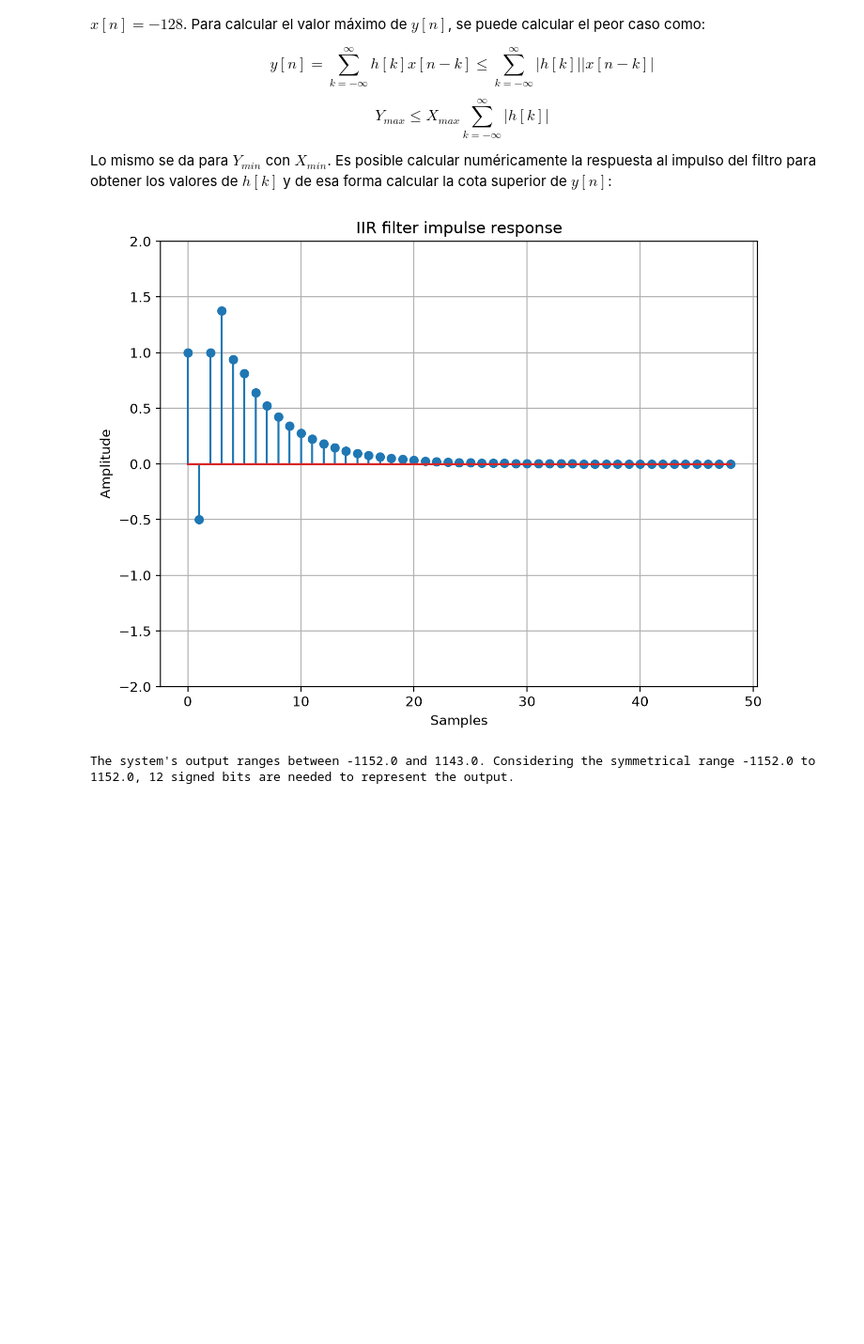
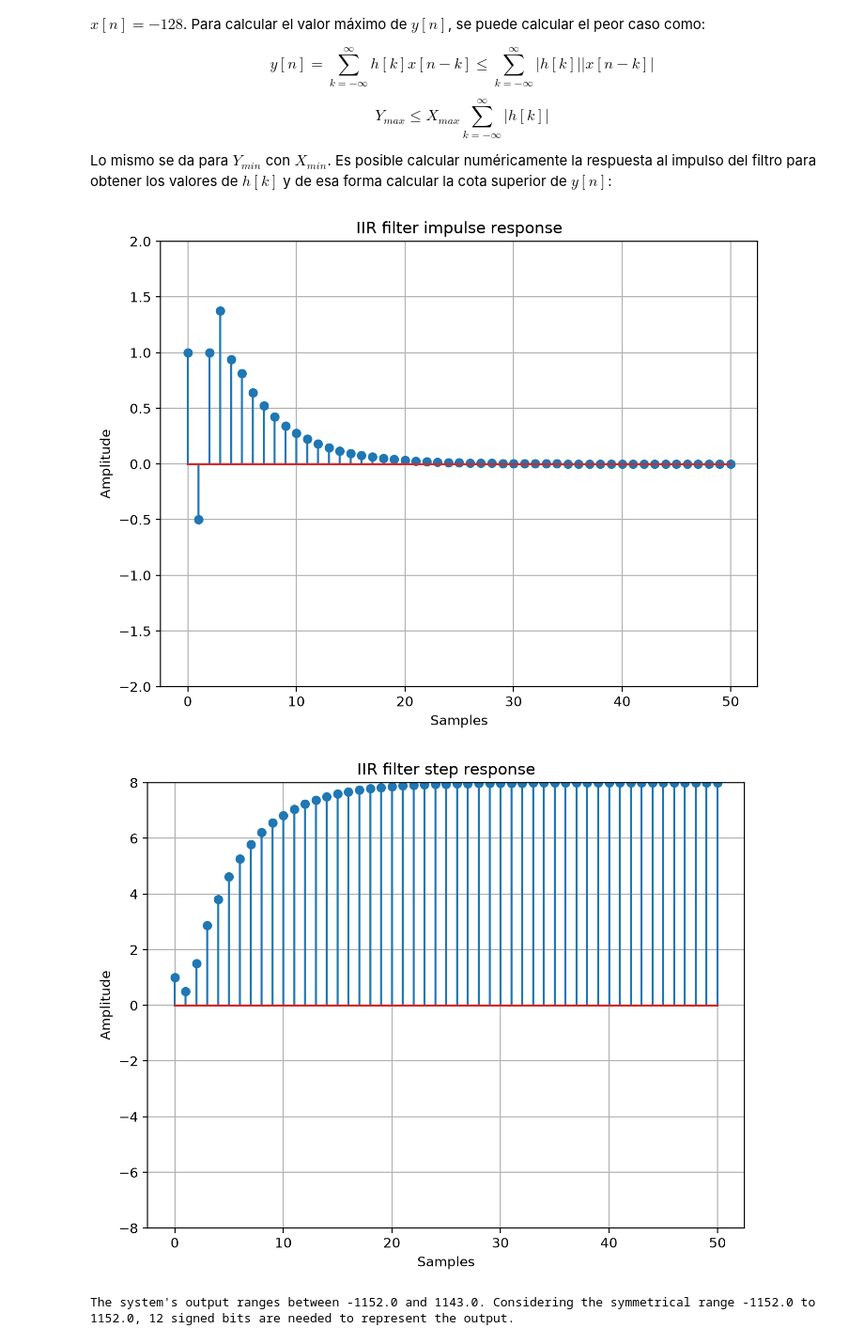
Before and after one commit to estanislaocrivos/advanced-digital-design-course, a Jupyter notebook: gp-01/ej-04/iir_filter.ipynb, the cells around one changed output. Shown at 94% size. Saved outputs shown, nothing was run; the diff lists cells and outputs as text; code cells hidden in the pictures; blank space fills up the shorter version.

```diff
--- a/gp-01/ej-04/iir_filter.ipynb
+++ b/gp-01/ej-04/iir_filter.ipynb
@@ -33,29 +37,47 @@ from numpy import abs, arange, ceil, floor, log2, zeros
 from scipy.signal import lfilter
 # %%
-n_samples = 49
+n_samples = 51
 n = arange(n_samples)
 
 # Filter coefficients
 b = [1, -1, 1, 1]
 a = [1, -0.5, -0.25]
 
-# System input (Kronecker delta)
-x = zeros(n_samples)
-x[0] = 1
 
-# System output (impulse response)
-h = lfilter(b, a, x)
+def impulse_signal(amplitude, length):
+    x = zeros(length, dtype=int)
+    x[0] = amplitude
+    return x
+
+
+def step_signal(amplitude, length):
+    x = ones(length, dtype=int) * amplitude
+    return x
+
+
+h_impulse = lfilter(b, a, impulse_signal(1, n_samples))
+h_step = lfilter(b, a, step_signal(1, n_samples))
 
 figure(1, figsize=(8, 6), dpi=200)
-stem(n, h)
-ylim((-ceil(max(h)), ceil(max(h))))
+stem(n, h_impulse)
+ylim((-ceil(max(h_impulse)), ceil(max(h_impulse))))
 xlabel("Samples")
 ylabel("Amplitude")
 title("IIR filter impulse response")
 grid(True)
 show()
+
+figure(1, figsize=(8, 6), dpi=200)
+stem(n, h_step)
+ylim((-ceil(max(h_step)), ceil(max(h_step))))
+xlabel("Samples")
+ylabel("Amplitude")
+title("IIR filter step response")
+grid(True)
+show()
 # %% [output]
-[figure, old version]
+[figure, new version]
+[figure, added]
 # %%
 # Max. input @ 8-bits signed
 x_max = 127
```
Also changed, not shown: parts of 4 cells of this notebook.
